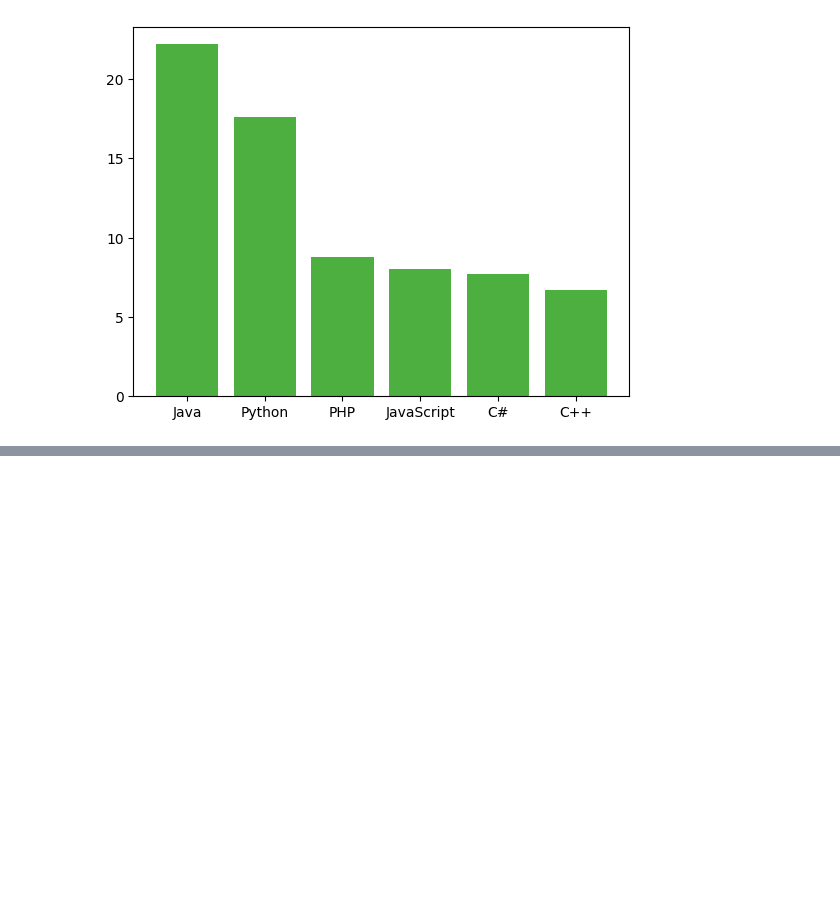
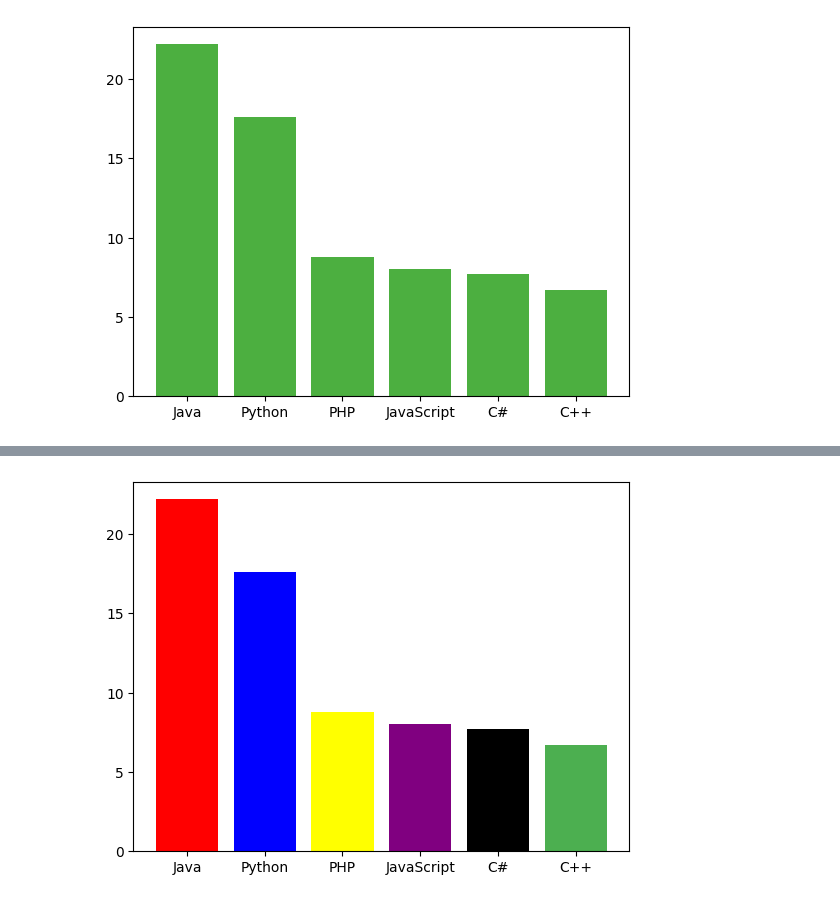
Before and after one commit to ayush-prajapati01/Python-Libraries, a Jupyter notebook: Matplotlib_Programs/barchart_programs.ipynb, the cells around one changed output, grey strips where cells are left out. Cells and saved outputs as stored; diff of their text form; code cells hidden in the pictures; blank space fills up the shorter version.

Commit message:
[Ayush] Add: Python program to display a bar chart of the popularity of programming Languages using different color for each bar

```diff
--- a/Matplotlib_Programs/barchart_programs.ipynb
+++ b/Matplotlib_Programs/barchart_programs.ipynb
@@ -61,0 +65,14 @@ if __name__ == "__main__":
+# %%
+def main():
+    programming_languages = np.array(['Java', 'Python', 'PHP', 'JavaScript', 'C#', 'C++'])
+    popularity = np.array([22.2, 17.6, 8.8, 8, 7.7, 6.7])
+    colors = ['red', 'blue', 'yellow', 'purple', 'black', '#4CAF50']
+
+    plt.bar(programming_languages, popularity, color = colors)
+    plt.show()
+
+
+if __name__ == "__main__":
+    main()
+# %% [output]
+[figure, added]
```
Also changed, not shown: parts of 1 cell of this notebook.
